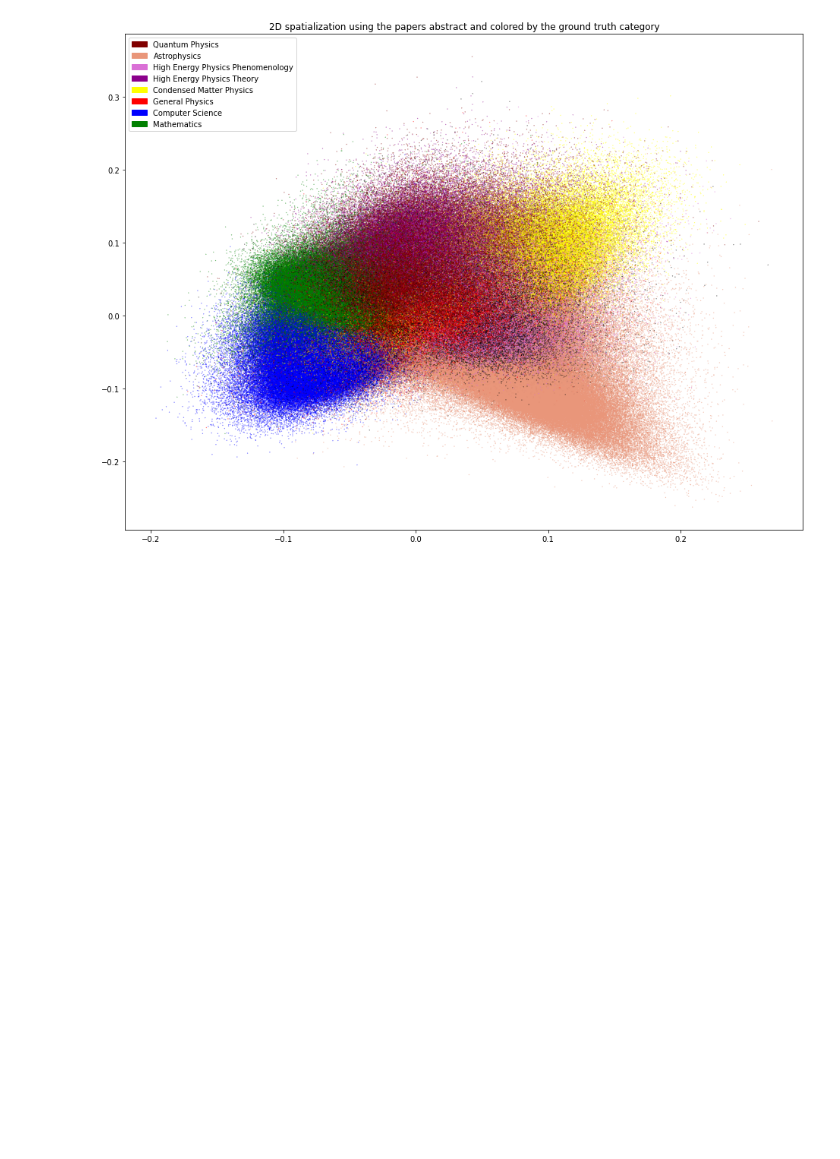
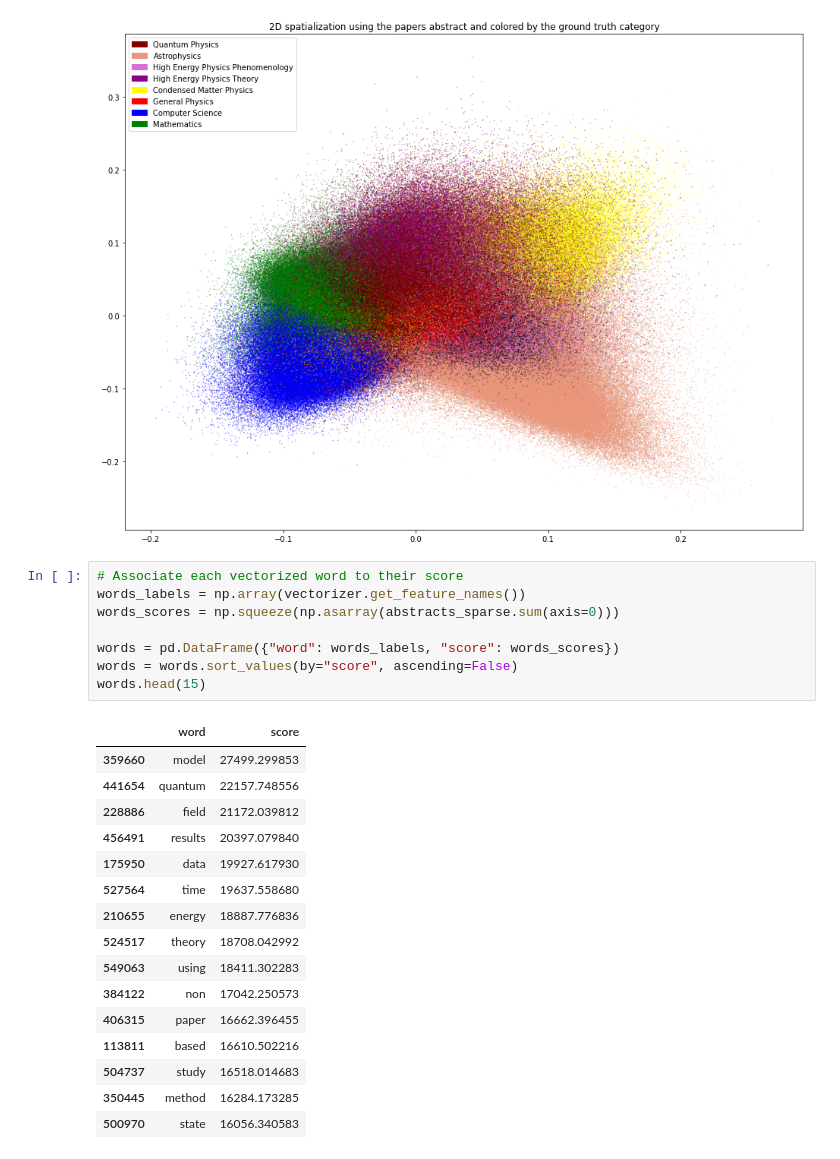
Before and after one commit to com-480-data-visualization/data-visualization-project-2021-ufa, a Jupyter notebook: exploratory_data_analysis.ipynb, the cells around one changed output. Saved outputs shown, nothing was run; the diff lists cells and outputs as text; blank space fills up the shorter version.

```diff
--- a/exploratory_data_analysis.ipynb
+++ b/exploratory_data_analysis.ipynb
@@ -149,3 +143,28 @@ plt.title("2D spatialization using the papers abstract and colored by the ground
 plt.show()
 # %% [output]
 [figure]
+# %%
+# Associate each vectorized word to their score
+words_labels = np.array(vectorizer.get_feature_names())
+words_scores = np.squeeze(np.asarray(abstracts_sparse.sum(axis=0)))
+
+words = pd.DataFrame({"word": words_labels, "score": words_scores})
+words = words.sort_values(by="score", ascending=False)
+words.head(15)
+# %% [output]
+|  | word | score |
+| 359660 | model | 27499.299853 |
+| 441654 | quantum | 22157.748556 |
+| 228886 | field | 21172.039812 |
+| 456491 | results | 20397.079840 |
+| 175950 | data | 19927.617930 |
+| 527564 | time | 19637.558680 |
+| 210655 | energy | 18887.776836 |
+| 524517 | theory | 18708.042992 |
+| 549063 | using | 18411.302283 |
+| 384122 | non | 17042.250573 |
+| 406315 | paper | 16662.396455 |
+| 113811 | based | 16610.502216 |
+| 504737 | study | 16518.014683 |
+| 350445 | method | 16284.173285 |
+| 500970 | state | 16056.340583 |
```
Also changed, not shown: parts of 5 cells of this notebook.
